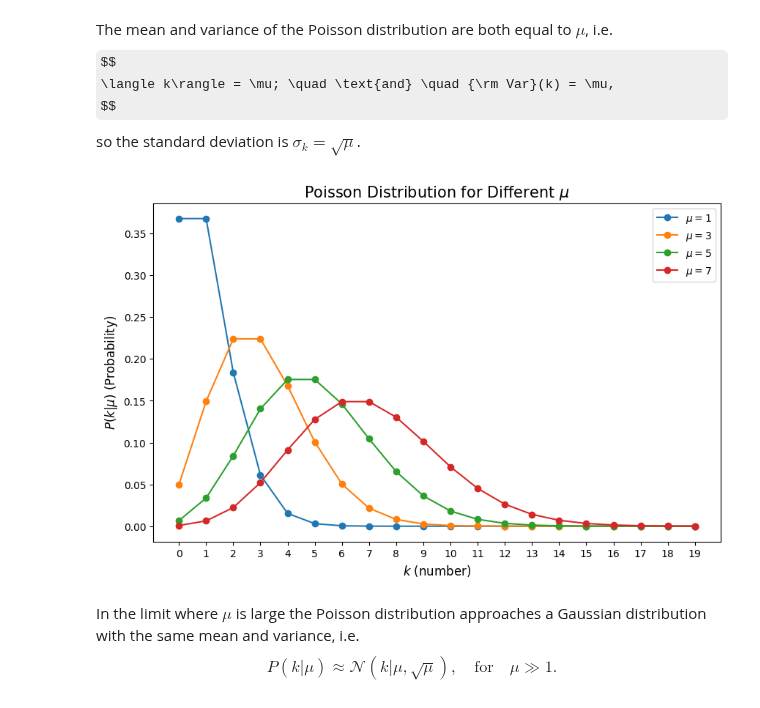
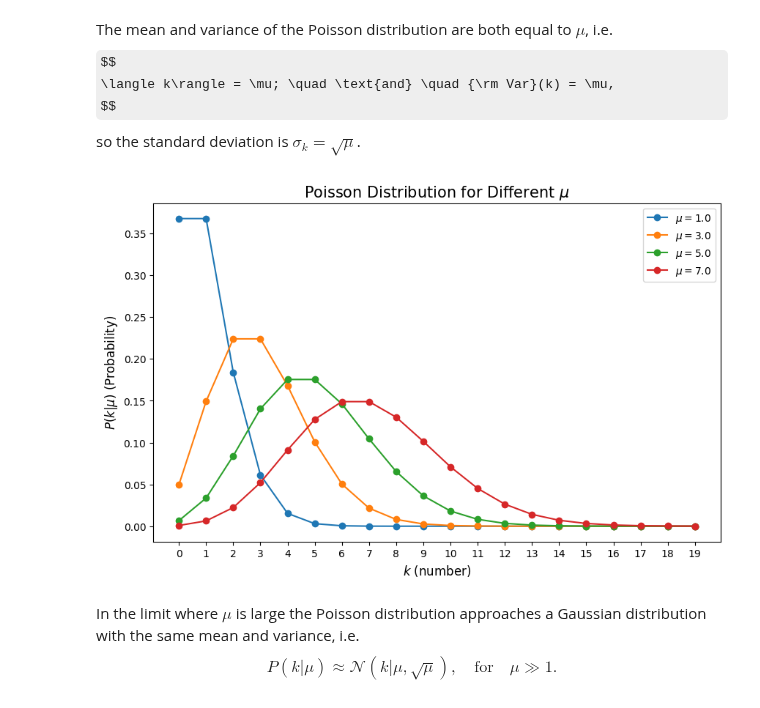
Before and after one commit to enigma-igm/Phys29, a Jupyter notebook: Phys29/lectures/Week8/01_random_numbers.ipynb, the cells around one changed output. Saved outputs shown, nothing was run; the diff lists cells and outputs as text; code cells hidden in the pictures; some formulas as TeX source.

```diff
--- a/Phys29/lectures/Week8/01_random_numbers.ipynb
+++ b/Phys29/lectures/Week8/01_random_numbers.ipynb
@@ -303,30 +304,30 @@ so the standard deviation is $\sigma_k = \sqrt{\mu}$.
 # %%
 # Define a range of k values and mu values
 k_values = np.arange(0, 20)
-mu_values = [1, 3, 5, 7]
+mu_values = [1.0, 3.0, 5.0, 7.0]
 
 # Create a figure and an axes
 fig, ax = plt.subplots(figsize=(10, 6))
 
 # Plot the Poisson distribution for each mu
 for mu in mu_values:
     probabilities = stats.poisson.pmf(k_values, mu)
-    ax.plot(k_values, probabilities, marker='o', linestyle='-', label=r'$\mu={:d}$'.format(mu))
+    ax.plot(k_values, probabilities, marker='o', linestyle='-', label=r'$\mu={:2.1f}$'.format(mu))
 
 # Set the labels and title
 ax.set_xlabel(r'$k$ (number)', fontsize=12)
 ax.set_ylabel(r'$P(k|\mu)$ (Probability)', fontsize=12)
 ax.set_title(r'Poisson Distribution for Different $\mu$', fontsize=15)
 
 # Add a legend
 ax.legend()
 
 # Set xticks to match k_values
 ax.set_xticks(k_values)
 
 plt.show()
 # %% [output]
-[figure, old version]
+[figure, new version]
 # %% [markdown]
 In the limit where $\mu$ is large the Poisson distribution approaches a Gaussian distribution with the same mean and variance, i.e.
 $$
```
Also changed, not shown: parts of 3 cells of this notebook, 1 other file.
